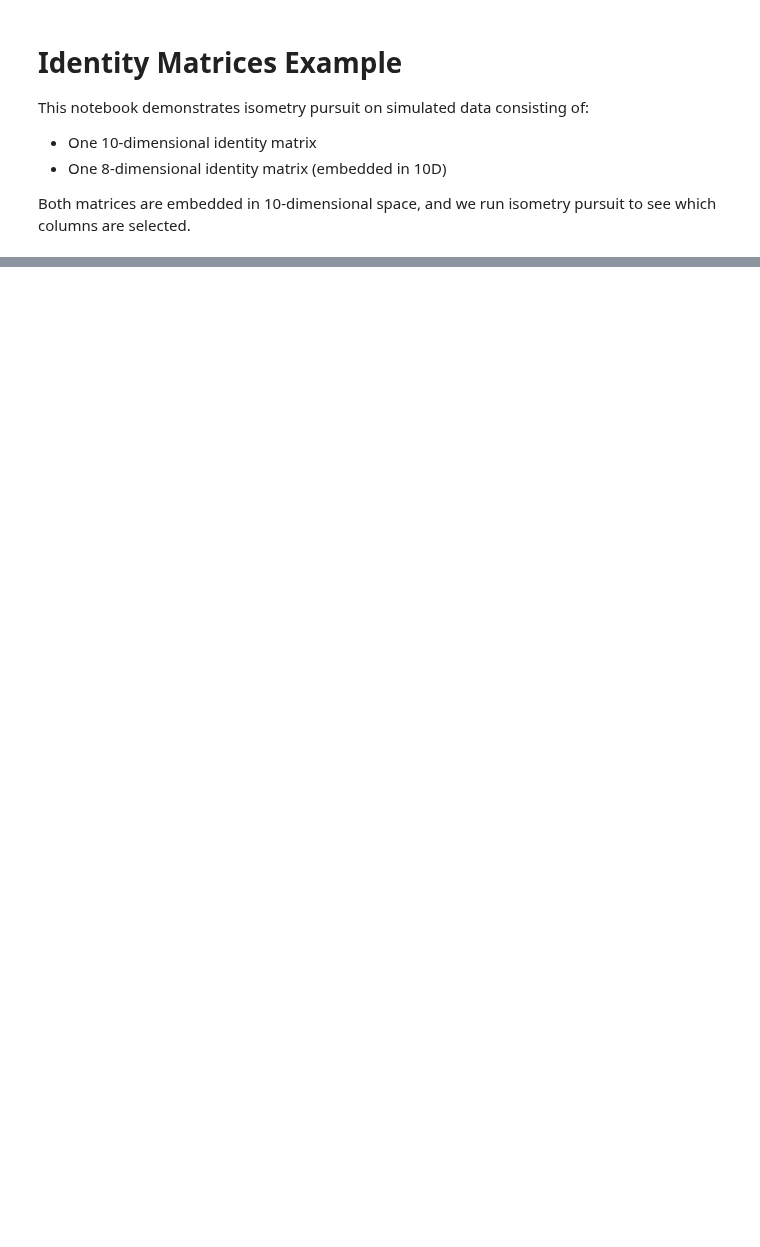
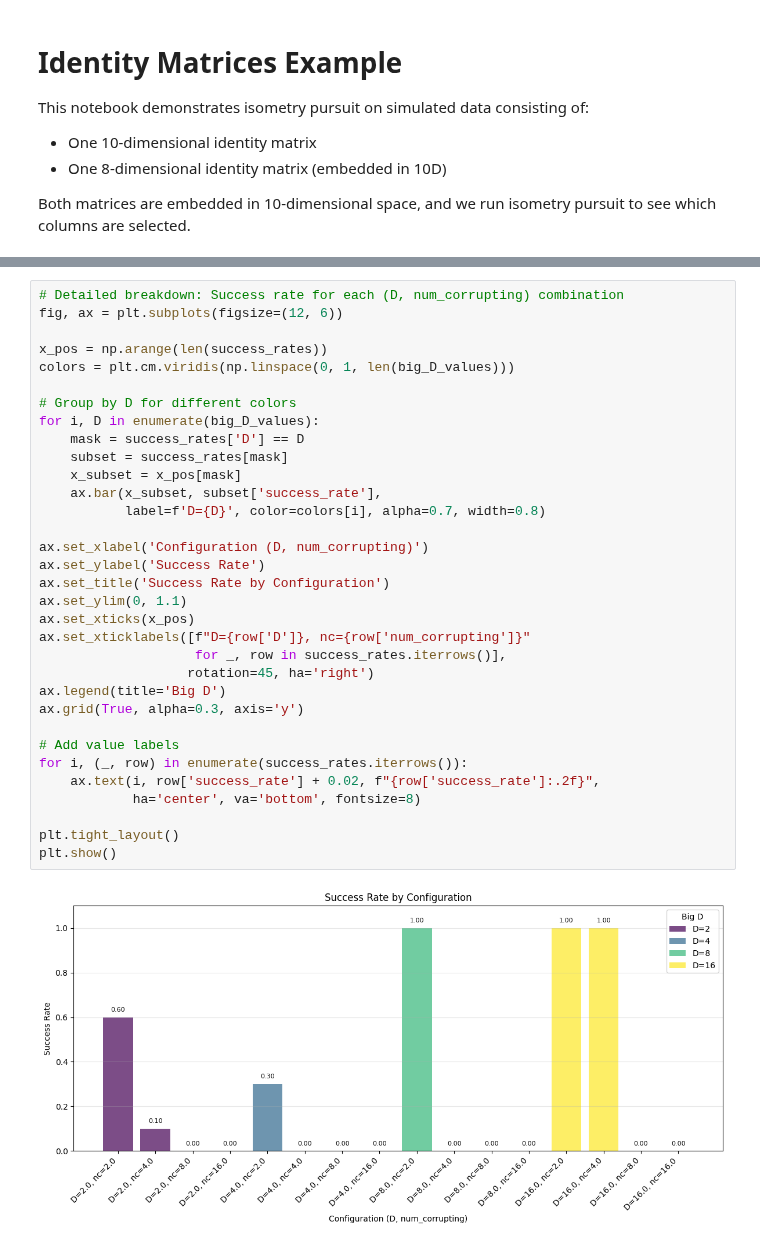
Before and after one commit to sjkoelle/isometry-pursuit, a Jupyter notebook: experiments/identity_matrices_example.ipynb, the cells around one changed output, grey strips where cells are left out. Saved outputs shown, nothing was run; the diff lists cells and outputs as text; blank space fills up the shorter version.

```diff
--- a/experiments/identity_matrices_example.ipynb
+++ b/experiments/identity_matrices_example.ipynb
@@ -192,0 +496,35 @@ else:
+# %%
+# Detailed breakdown: Success rate for each (D, num_corrupting) combination
+fig, ax = plt.subplots(figsize=(12, 6))
+
+x_pos = np.arange(len(success_rates))
+colors = plt.cm.viridis(np.linspace(0, 1, len(big_D_values)))
+
+# Group by D for different colors
+for i, D in enumerate(big_D_values):
+    mask = success_rates['D'] == D
+    subset = success_rates[mask]
+    x_subset = x_pos[mask]
+    ax.bar(x_subset, subset['success_rate'],
+           label=f'D={D}', color=colors[i], alpha=0.7, width=0.8)
+
+ax.set_xlabel('Configuration (D, num_corrupting)')
+ax.set_ylabel('Success Rate')
+ax.set_title('Success Rate by Configuration')
+ax.set_ylim(0, 1.1)
+ax.set_xticks(x_pos)
+ax.set_xticklabels([f"D={row['D']}, nc={row['num_corrupting']}"
+                    for _, row in success_rates.iterrows()],
+                   rotation=45, ha='right')
+ax.legend(title='Big D')
+ax.grid(True, alpha=0.3, axis='y')
+
+# Add value labels
+for i, (_, row) in enumerate(success_rates.iterrows()):
+    ax.text(i, row['success_rate'] + 0.02, f"{row['success_rate']:.2f}",
+            ha='center', va='bottom', fontsize=8)
+
+plt.tight_layout()
+plt.show()
+# %% [output]
+[figure, added]
```
Also changed, not shown: parts of 19 cells of this notebook, 4 other files.
